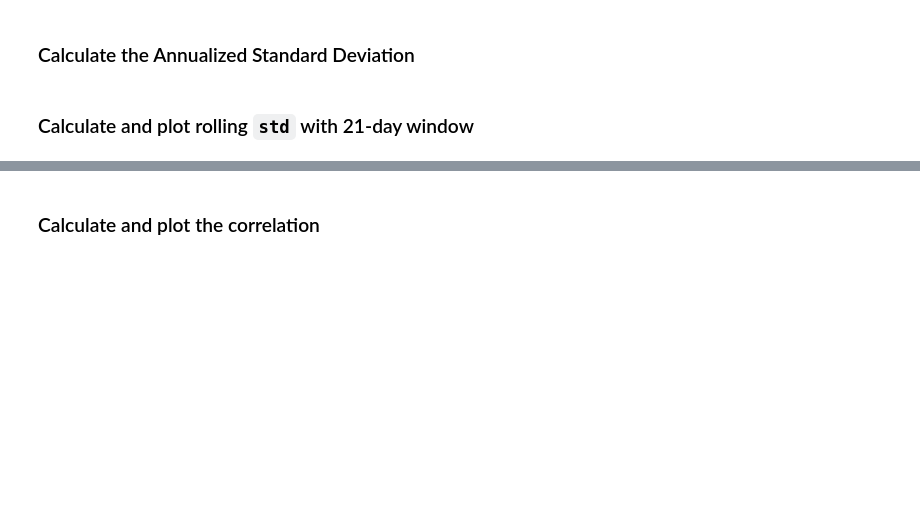
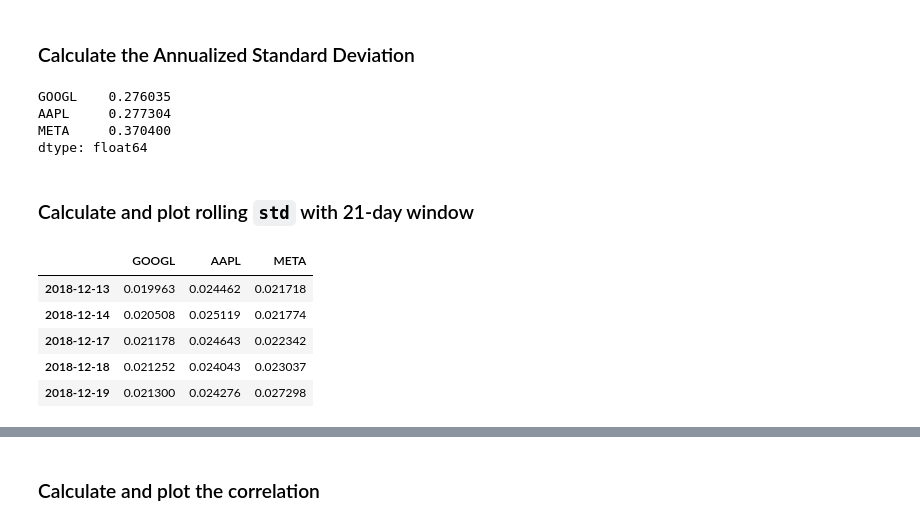
Before and after one commit to knieuwhof/Module-4-Challenge, a Jupyter notebook: whale_analysis.ipynb, the cells around one changed output, grey strips where cells are left out. Saved outputs shown, nothing was run; the diff lists cells and outputs as text; code cells hidden in the pictures; blank space fills up the shorter version.

```diff
--- a/whale_analysis.ipynb
+++ b/whale_analysis.ipynb
@@ -695,9 +711,26 @@ returns_both_portfolios.head()
 ### Calculate the Annualized Standard Deviation
 # %%
 # Calculate the annualized `std`
+
+custom_port_std = custom_port_daily_returns.std()
+custom_port_annualized_std = custom_port_std * np.sqrt(252)
+custom_port_annualized_std
+# %% [output]
+GOOGL    0.276035
+AAPL     0.277304
+META     0.370400
+dtype: float64
 # %% [markdown]
 ### Calculate and plot rolling `std` with 21-day window
 # %%
 # Calculate rolling standard deviation
 
-# Plot rolling standard deviation
+rolling_std_custom_port = custom_port_daily_returns.rolling(window=21).std()
+rolling_std_custom_port.tail()
+# %% [output]
+|  | GOOGL | AAPL | META |
+| 2018-12-13 | 0.019963 | 0.024462 | 0.021718 |
+| 2018-12-14 | 0.020508 | 0.025119 | 0.021774 |
+| 2018-12-17 | 0.021178 | 0.024643 | 0.022342 |
+| 2018-12-18 | 0.021252 | 0.024043 | 0.023037 |
+| 2018-12-19 | 0.021300 | 0.024276 | 0.027298 |
```
Also changed, not shown: parts of 15 cells of this notebook, 1 other file.
